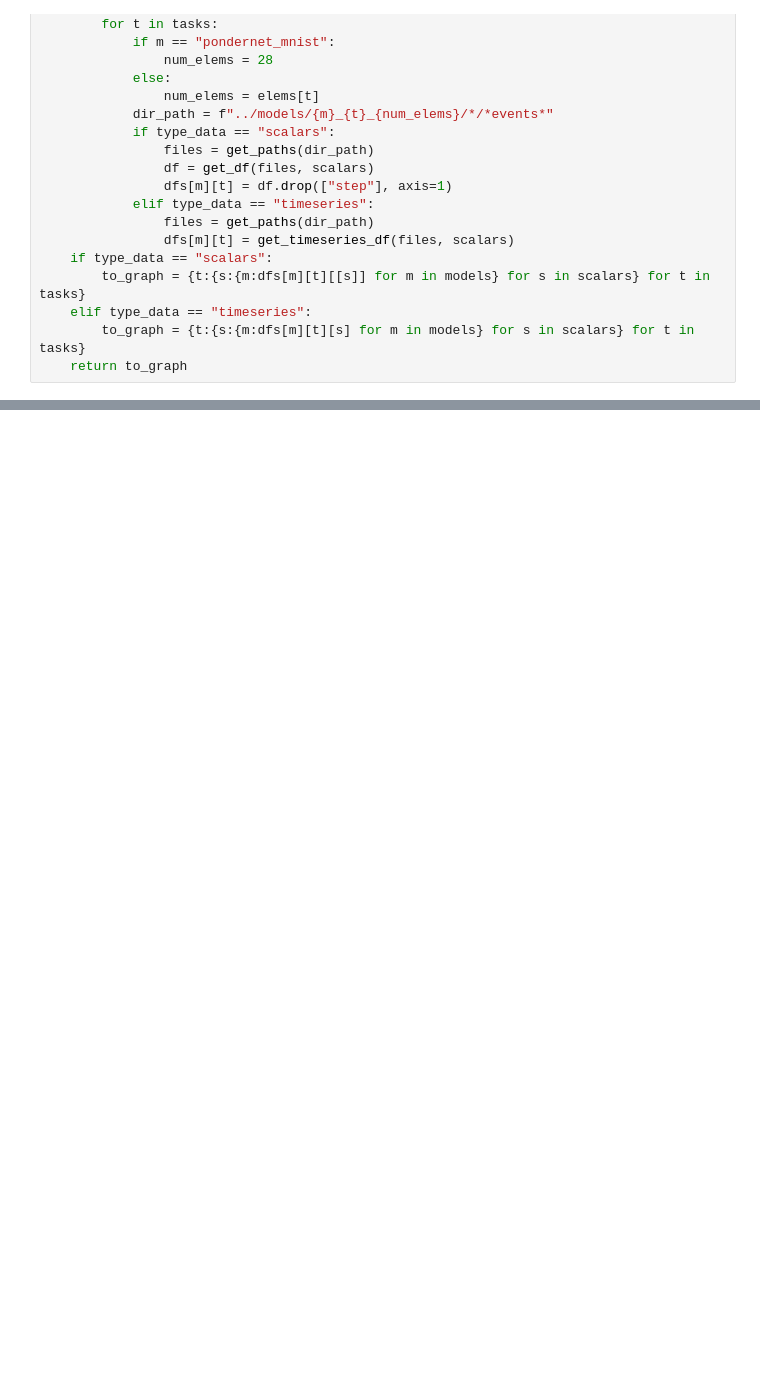
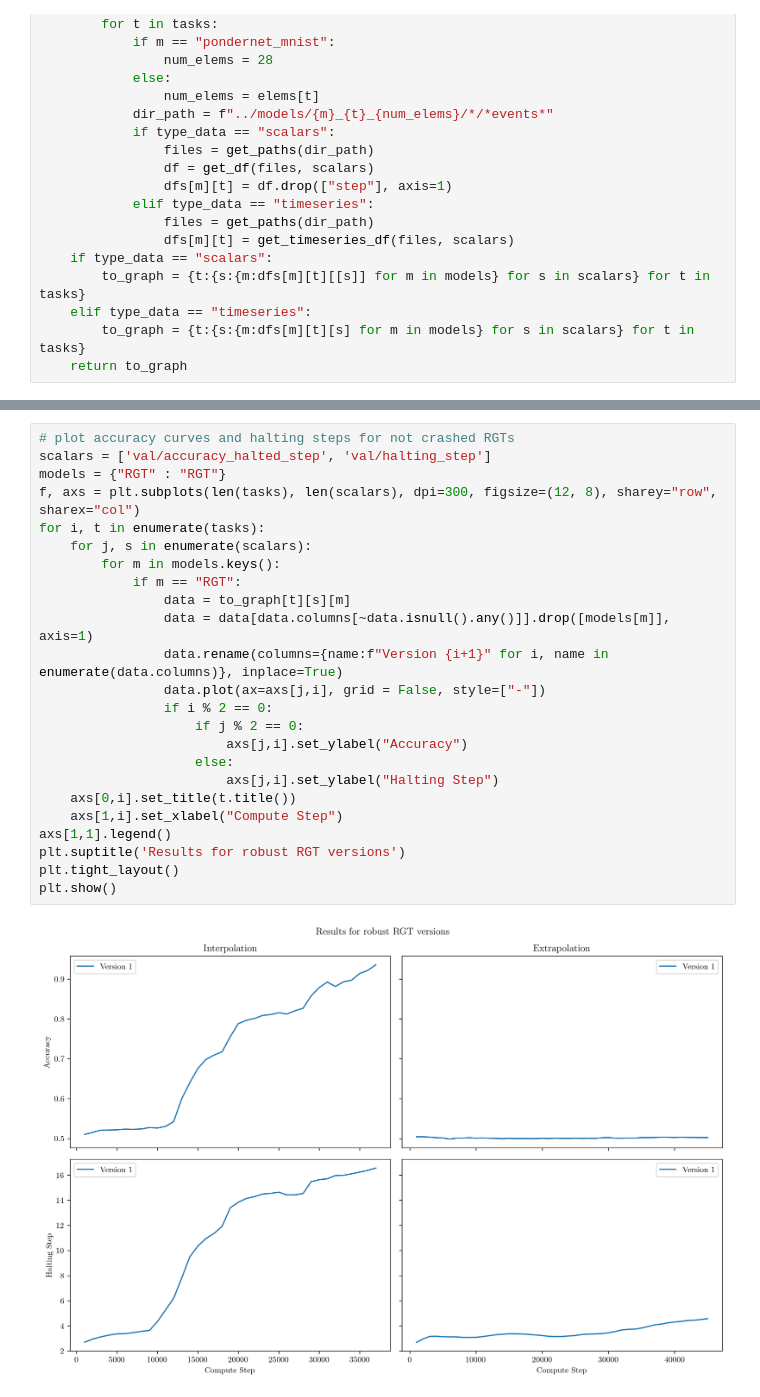
Before and after one commit to thesofakillers/ponder-bayes, a Jupyter notebook: notebooks/accuracies.ipynb, the cells around one changed output, grey strips where cells are left out. Drawn from its saved outputs; the diff is of its cells as text; blank space fills up the shorter version.

```diff
--- a/notebooks/accuracies.ipynb
+++ b/notebooks/accuracies.ipynb
@@ -190,3 +197,29 @@ plt.show()
+# %%
+# plot accuracy curves and halting steps for not crashed RGTs
+scalars = ['val/accuracy_halted_step', 'val/halting_step']
+models = {"RGT" : "RGT"}
+f, axs = plt.subplots(len(tasks), len(scalars), dpi=300, figsize=(12, 8), sharey="row", sharex="col")
+for i, t in enumerate(tasks):
+    for j, s in enumerate(scalars):
+        for m in models.keys():
+            if m == "RGT":
+                data = to_graph[t][s][m]
+                data = data[data.columns[~data.isnull().any()]].drop([models[m]], axis=1)
+                data.rename(columns={name:f"Version {i+1}" for i, name in enumerate(data.columns)}, inplace=True)
+                data.plot(ax=axs[j,i], grid = False, style=["-"])
+                if i % 2 == 0:
+                    if j % 2 == 0:
+                        axs[j,i].set_ylabel("Accuracy")
+                    else:
+                        axs[j,i].set_ylabel("Halting Step")
+    axs[0,i].set_title(t.title())
+    axs[1,i].set_xlabel("Compute Step")
+axs[1,1].legend()
+plt.suptitle('Results for robust RGT versions')
+plt.tight_layout()
+plt.show()
+# %% [output]
+[figure, added]
 # %%
 # plot accuracy curves and halting steps for not crashed aRGTs
 scalars = ['val/accuracy_halted_step', 'val/halting_step']
```
Also changed, not shown: parts of 5 cells of this notebook, 2 other files.
